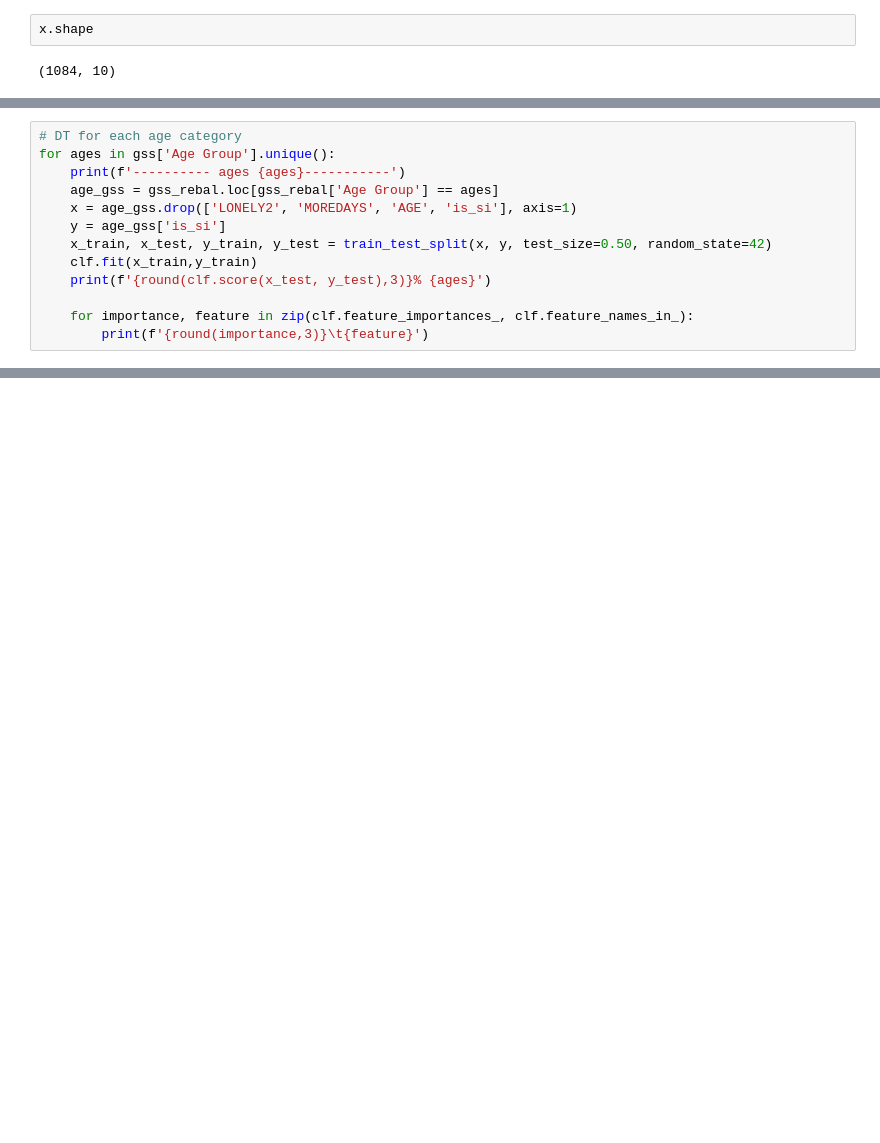
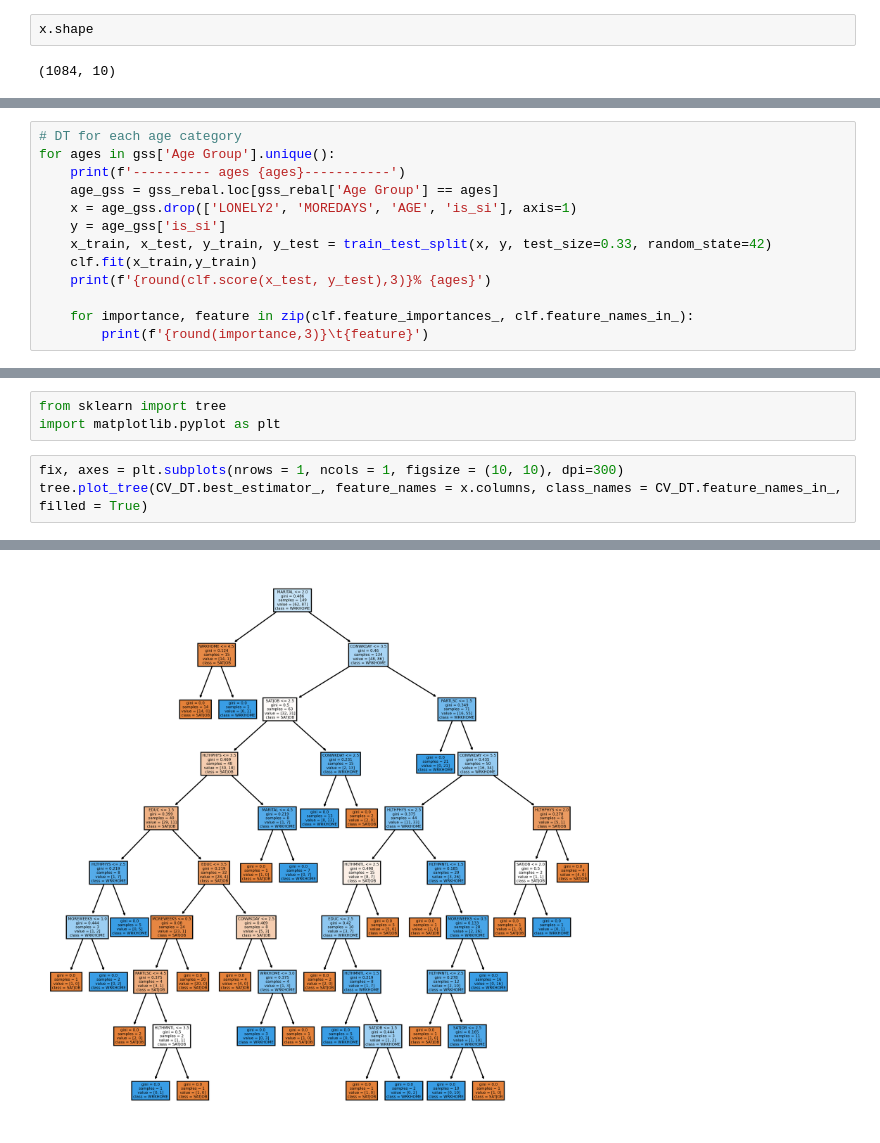
Before and after one commit to matthewasloan95/social-isolation-transportation, a Jupyter notebook: Feature Modeling.ipynb, the cells around one changed output, grey strips where cells are left out. Drawn from its saved outputs; the diff is of its cells as text; blank space fills up the shorter version.

Commit message:
random model updates

```diff
--- a/Feature Modeling.ipynb
+++ b/Feature Modeling.ipynb
@@ -220,7 +212,7 @@ for ages in gss['Age Group'].unique():
     age_gss = gss_rebal.loc[gss_rebal['Age Group'] == ages]
     x = age_gss.drop(['LONELY2', 'MOREDAYS', 'AGE', 'is_si'], axis=1)
     y = age_gss['is_si']
-    x_train, x_test, y_train, y_test = train_test_split(x, y, test_size=0.50, random_state=42)
+    x_train, x_test, y_train, y_test = train_test_split(x, y, test_size=0.33, random_state=42)
     clf.fit(x_train,y_train)
     print(f'{round(clf.score(x_test, y_test),3)}% {ages}')
 
@@ -246 +238,8 @@ for ages in gss['Age Group'].unique():
 0.0     Age Group
+# %%
+from sklearn import tree
+import matplotlib.pyplot as plt
+# %%
+fix, axes = plt.subplots(nrows = 1, ncols = 1, figsize = (10, 10), dpi=300)
+tree.plot_tree(CV_DT.best_estimator_, feature_names = x.columns, class_names = CV_DT.feature_names_in_, filled = True)
+# %% [output]
@@ -246,0 +263 @@ for ages in gss['Age Group'].unique():
+[figure, added]
```
Also changed, not shown: parts of 9 cells of this notebook.
